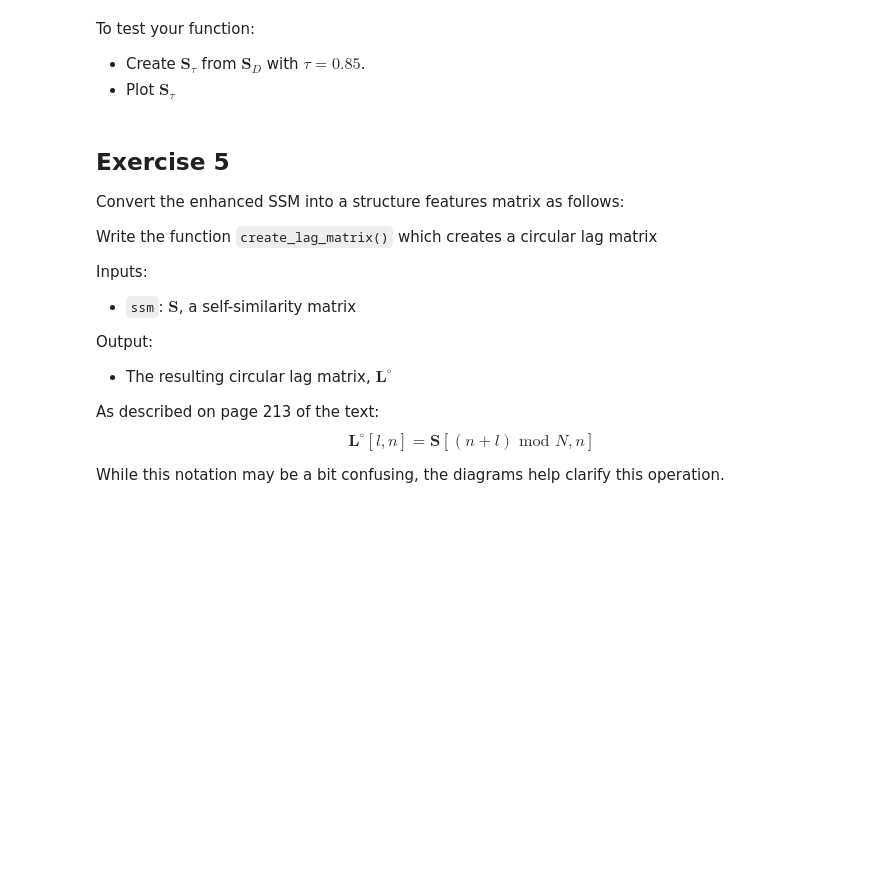
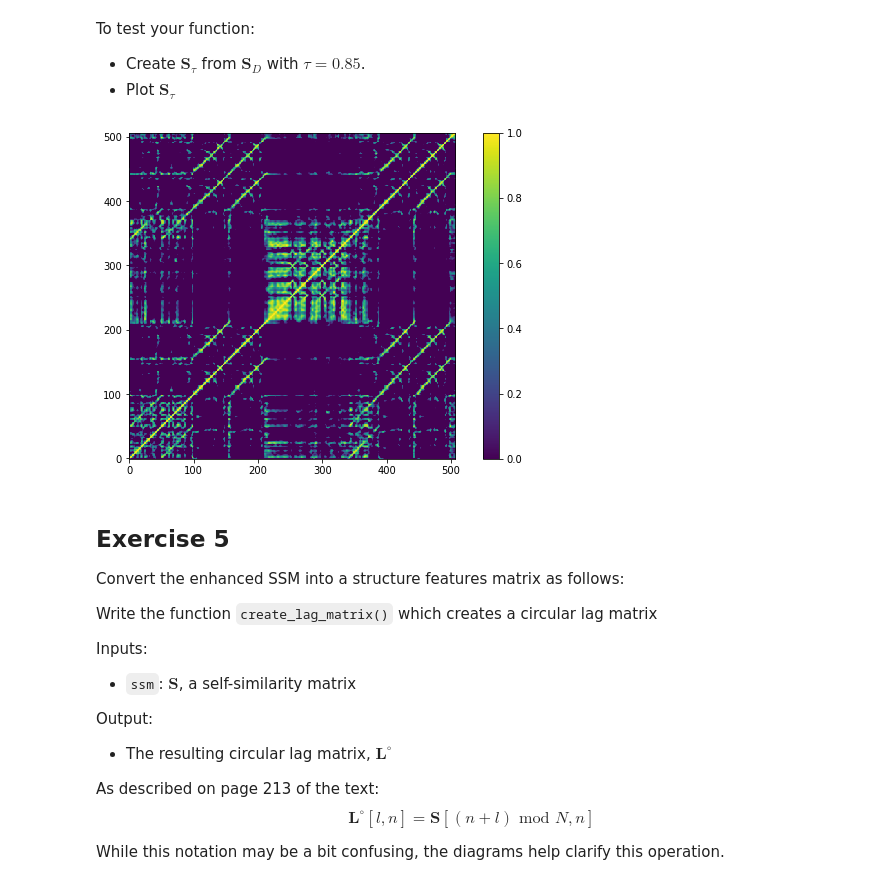
Before and after one commit to jmftrindade/digital_music_processing, a Jupyter notebook: 7_struct/pset7.ipynb, the cells around one changed output. Drawn from its saved outputs; the diff is of its cells as text; code cells hidden in the pictures; blank space fills up the shorter version.

```diff
--- a/7_struct/pset7.ipynb
+++ b/7_struct/pset7.ipynb
@@ -209,3 +206,12 @@ def threshold_and_scale(ssm, tau):
+# %%
+def threshold_and_scale(ssm, tau):
+    m = np.copy(ssm)
+
+    # scale first -> values less than tau will be negative
+    m = (m - tau) / (np.max(m) - tau)
+    m[m < 0] = 0
+
+    return m
 # %% [markdown]
 To test your function:
 - Create $\mathbf{S}_{\tau}$ from $\mathbf{S}_D$ with $\tau = 0.85$.
@@ -215,3 +219,12 @@ ssm_t = ...
+# %%
+tau = .85
+ssm_t = threshold_and_scale(ssm, tau)
+
+plt.figure(figsize=(10,6))
+plt.imshow(ssm_t, origin='lower');
+plt.colorbar();
+# %% [output]
+[figure, added]
 # %% [markdown]
 ## Exercise 5
 
```
Also changed, not shown: parts of 2 cells of this notebook.
